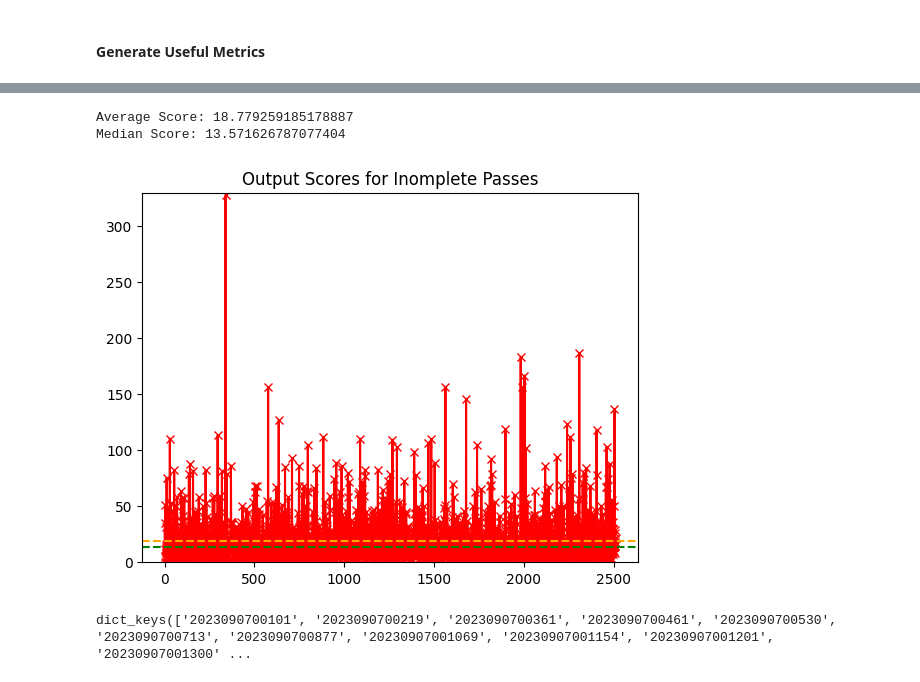
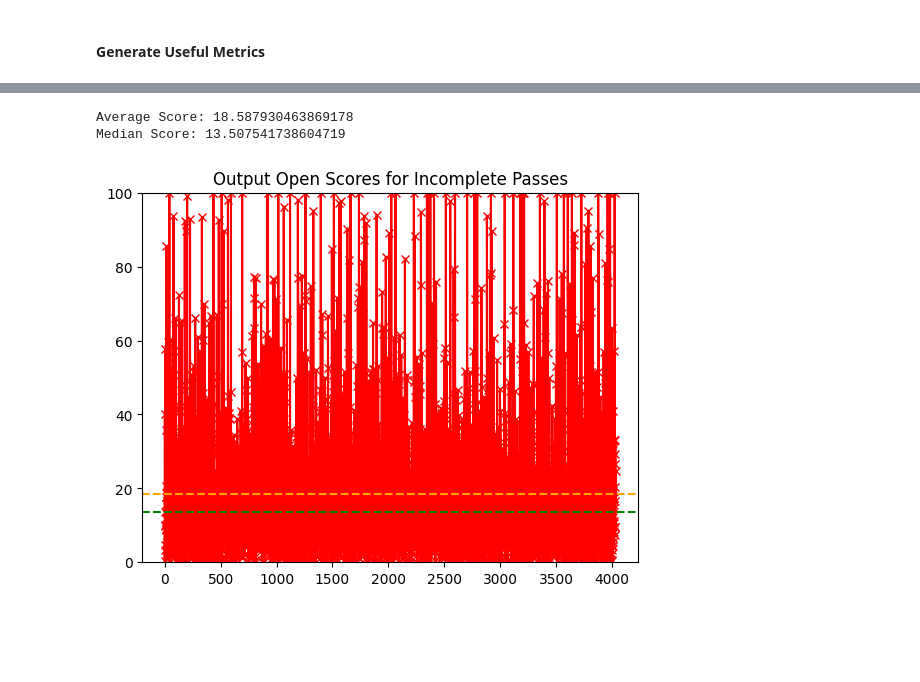
Before and after one commit to cwphung/databowl_2025, a Jupyter notebook: visualilzation.ipynb, the cells around one changed output, grey strips where cells are left out. Cells and saved outputs as stored; diff of their text form; code cells hidden in the pictures; blank space fills up the shorter version.

```diff
--- a/visualilzation.ipynb
+++ b/visualilzation.ipynb
@@ -233,4 +217,4 @@ Play(
 # %%
-temp_play = full_data['2023090700461']
+temp_play = full_data['2023090700101']
 temp_play.get_input_seq_len()
 # %% [output]
@@ -296,0 +288,29 @@ processed_data_df = pd.DataFrame(processed_data)
+# %%
+# Generate scaled/normalized scores
+
+raw_pass_score = processed_data_df['pass_score_raw'].values
+low, high = np.percentile(raw_pass_score, [1, 99])
+# Clip outliers
+clipped = np.clip(raw_pass_score, low, high)
+# Min-max normalize to [0, 100]
+grades = 100 * (clipped - low) / (high - low)
+# Add the result back into the dataframe
+processed_data_df['pass_score_scaled'] = grades
+
+raw_open_score = processed_data_df['open_score_raw'].values
+low, high = np.percentile(raw_open_score, [1, 99])
+clipped = np.clip(raw_open_score, low, high)
+grades = 100 * (clipped - low) / (high - low)
+processed_data_df['open_score_scaled'] = grades
+# %%
+labels = processed_data_df['pass_result'].to_numpy()
+open_scores = processed_data_df['open_score_scaled'].to_numpy()
+pass_scores = processed_data_df['pass_score_scaled'].to_numpy()
+
+plt.figure()
+plt.hist(open_scores)
+plt.title('Open Score Distribution')
+
+plt.figure()
+plt.hist(pass_scores)
+plt.title('Pass Score Distribution')
@@ -424,17 +551,13 @@ Median Score: 19.4708568040039
 # %%
-plt.plot(scores[labels=='I'], color='red', marker='x', linestyle='-')
-plt.axhline(y=np.average(scores[labels=='I']), color='orange', linestyle='--', label='Average')
-plt.axhline(y=np.median(scores[labels=='I']), color='green', linestyle='--', label='Median')
-plt.ylim((0, 330))
-plt.title('Output Scores for Inomplete Passes')
+plt.plot(open_scores[labels=='I'], color='red', marker='x', linestyle='-')
+plt.axhline(y=np.average(open_scores[labels=='I']), color='orange', linestyle='--', label='Average')
+plt.axhline(y=np.median(open_scores[labels=='I']), color='green', linestyle='--', label='Median')
+plt.ylim((0, 100))
+plt.title('Output Open Scores for Incomplete Passes')
 
-print('Average Score: ' + str(np.average(scores[labels=='I'])))
-print('Median Score: ' + str(np.median(scores[labels=='I'])))
+print('Average Score: ' + str(np.average(open_scores[labels=='I'])))
+print('Median Score: ' + str(np.median(open_scores[labels=='I'])))
 # %% [output]
-Average Score: 18.779259185178887
-Median Score: 13.571626787077404
+Average Score: 18.587930463869178
+Median Score: 13.507541738604719
-[figure, old version]
+[figure, new version]
-# %%
-full_data.keys()
-# %% [output]
-dict_keys(['2023090700101', '2023090700219', '2023090700361', '2023090700461', '2023090700530', '2023090700713', '2023090700877', '20230907001069', '20230907001154', '20230907001201', '20230907001300' ...
```
Also changed, not shown: parts of 34 cells of this notebook, 5 other files.
